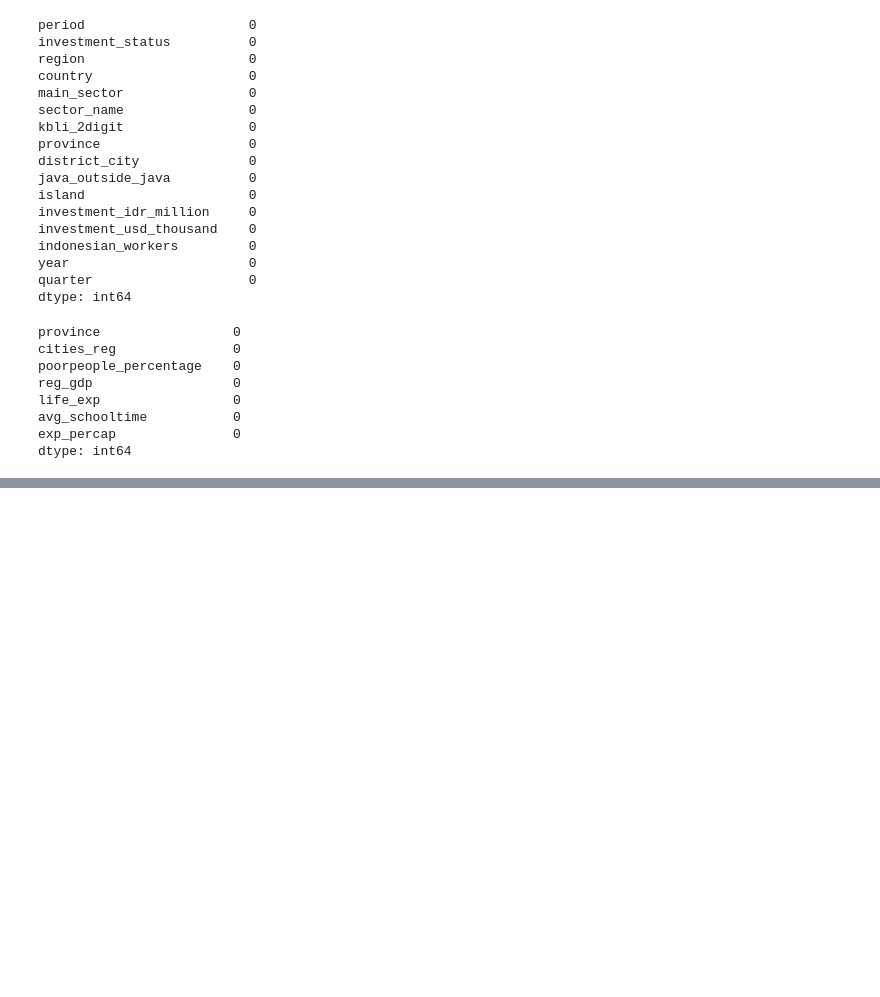
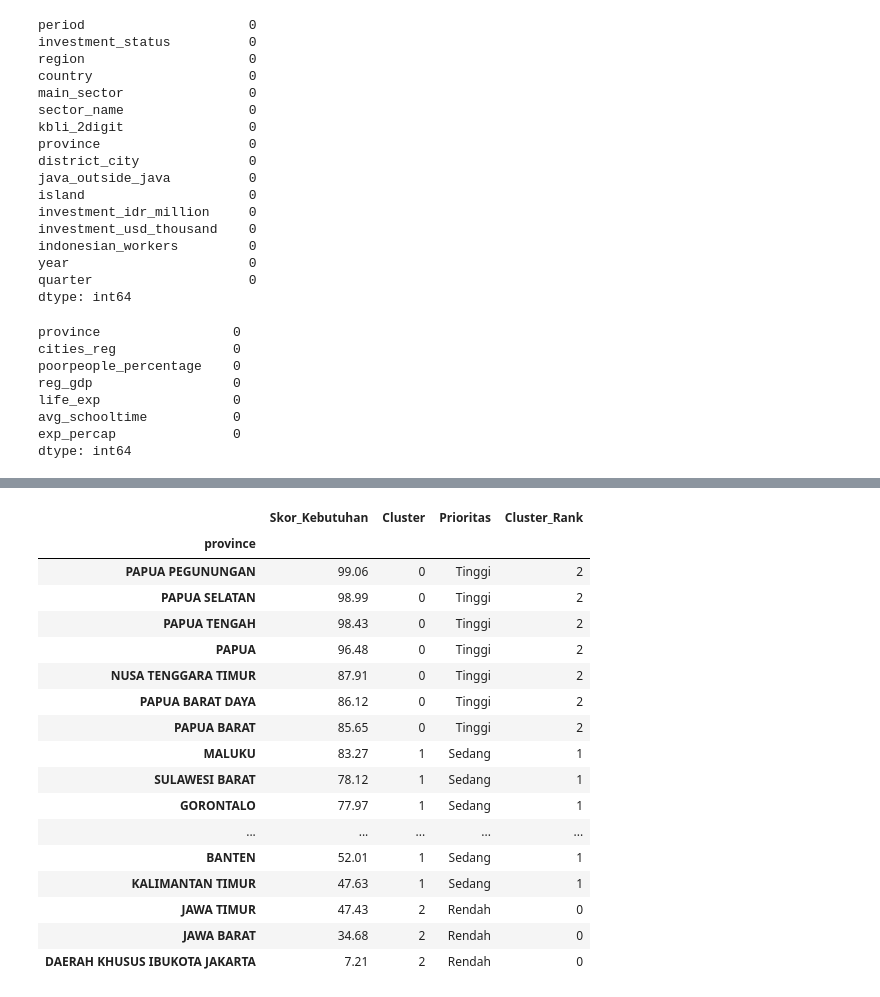
Before and after one commit to J1xes29/data_mining, a Jupyter notebook: main.ipynb, the cells around one changed output, grey strips where cells are left out. Cells and saved outputs as stored; diff of their text form; code cells hidden in the pictures; blank space fills up the shorter version.

```diff
--- a/main.ipynb
+++ b/main.ipynb
@@ -202,10 +233,36 @@ KeyError: 'Cluster_kmedoids'
+# %%
+# Standarisasi nama provinsi di GeoJSON dulu
+for feature in geojson['features']:
+    feature['properties'][province_key] = str(
+        feature['properties'][province_key]
+    ).strip().upper()
+
+# Mapping nama GeoJSON -> nama standar yang dipakai df_merged
+geojson_name_fix = {
+    'BANGKA-BELITUNG': 'KEPULAUAN BANGKA BELITUNG',
+    'JAKARTA RAYA': 'DAERAH KHUSUS IBUKOTA JAKARTA',
+    'YOGYAKARTA': 'DAERAH ISTIMEWA YOGYAKARTA',
+}
+for feature in geojson['features']:
+    current = feature['properties'][province_key]
+    feature['properties'][province_key] = geojson_name_fix.get(current, current)
 # %%
 from IPython.display import display
 from sklearn.preprocessing import MinMaxScaler
 import requests
 import folium
 
-# Skor kebutuhan: semakin tinggi, semakin membutuhkan prioritas pembangunan.
+# 1. Pilih model clustering terbaik otomatis berdasarkan Silhouette Score tertinggi
+best_model_row = eval_df.dropna(subset=['Silhouette Score (Higher is Better)']) \
+    .sort_values(by='Silhouette Score (Higher is Better)', ascending=False).iloc[0]
+best_model_name = best_model_row['Model']
+best_cluster_col = model_columns[best_model_name]
+print(f"Model clustering terbaik: {best_model_name} "
+      f"(Silhouette Score = {best_model_row['Silhouette Score (Higher is Better)']:.3f})")
+
+df_merged['Cluster_Final'] = df_merged[best_cluster_col]
+
+# 2. Skor kebutuhan tetap dihitung, tapi sekarang untuk MEMBERI MAKNA pada tiap cluster
 score_features = {
     'poorpeople_percentage': 1,
     'reg_gdp': -1,
@@ -215,30 +272,33 @@ score_features = {
     'investment_idr_million_PMA': -1,
     'investment_idr_million_PMDN': -1
 }
-
 score_data = df_merged[list(score_features)].copy()
 normalized = pd.DataFrame(
     MinMaxScaler().fit_transform(score_data),
     columns=score_data.columns,
     index=score_data.index
 )
-
 for column, direction in score_features.items():
     if direction == -1:
         normalized[column] = 1 - normalized[column]
 
 priority_df = pd.DataFrame(index=df_merged.index)
 priority_df['Skor_Kebutuhan'] = normalized.mean(axis=1) * 100
-priority_df['Prioritas'] = pd.cut(
-    priority_df['Skor_Kebutuhan'],
-    bins=[-1, 33.33, 66.67, 101],
-    labels=['Rendah', 'Sedang', 'Tinggi']
-)
+priority_df['Cluster'] = df_merged['Cluster_Final']
+
+# 3. Urutkan cluster berdasarkan rata-rata skor kebutuhan -> beri label & rank
+cluster_avg_score = priority_df.groupby('Cluster')['Skor_Kebutuhan'].mean().sort_values(ascending=False)
+labels_order = ['Tinggi', 'Sedang', 'Rendah']
+label_map = {cid: labels_order[i] if i < len(labels_order) else f'Cluster {cid}'
+             for i, cid in enumerate(cluster_avg_score.index)}
+rank_map = {cid: i for i, cid in enumerate(cluster_avg_score.index[::-1])}
+
+priority_df['Prioritas'] = priority_df['Cluster'].map(label_map)
+priority_df['Cluster_Rank'] = priority_df['Cluster'].map(rank_map)
 priority_df = priority_df.sort_values('Skor_Kebutuhan', ascending=False)
+display(priority_df.round(2))
 
-display(priority_df.head(10).round(2))
-
-# Peta interaktif provinsi Indonesia.
+# 4. Peta interaktif dengan normalisasi nama provinsi yang konsisten
 geojson_url = 'https://raw.githubusercontent.com/superpikar/indonesia-geojson/master/indonesia.geojson'
 response = requests.get(geojson_url, timeout=30)
 response.raise_for_status()
@@ -254,26 +314,45 @@ province_key = max(
     } & province_names)
 )
 
+geojson_name_fix = {
+    'BANGKA-BELITUNG': 'KEPULAUAN BANGKA BELITUNG',
+    'JAKARTA RAYA': 'DAERAH KHUSUS IBUKOTA JAKARTA',
+    'YOGYAKARTA': 'DAERAH ISTIMEWA YOGYAKARTA',
+    'PAPUA BARAT DAYA': 'PAPUA BARAT DAYA'
+}
 for feature in geojson['features']:
-    feature['properties'][province_key] = str(
-        feature['properties'][province_key]
-    ).strip().upper()
+    raw_name = str(feature['properties'].get(province_key, '')).strip().upper()
+    feature['properties'][province_key] = geojson_name_fix.get(raw_name, raw_name)
 
 map_data = priority_df.reset_index()
-map_data['province'] = map_data['province'].str.upper()
+map_data['province'] = map_data['province'].str.strip().str.upper()
+geojson_provinces = {
+    feature['properties'][province_key]
+    for feature in geojson['features']
+}
+missing_geometry = sorted(set(map_data['province']) - geojson_provinces)
+if missing_geometry:
+    print('Provinsi tanpa geometri pada GeoJSON:', ', '.join(missing_geometry))
 
 m = folium.Map(location=[-2.5, 118], zoom_start=5, tiles='CartoDB positron')
 folium.Choropleth(
     geo_data=geojson,
     data=map_data,
-    columns=['province', 'Skor_Kebutuhan'],
+    columns=['province', 'Cluster_Rank'],
     key_on=f'feature.properties.{province_key}',
     fill_color='YlOrRd',
     fill_opacity=0.75,
     line_opacity=0.25,
-    legend_name='Skor Kebutuhan (semakin tinggi semakin prioritas)'
+    nan_fill_color='lightgray',
+    nan_fill_opacity=0.35,
+    legend_name=f'Cluster hasil {best_model_name} (semakin gelap = semakin butuh prioritas)'
 ).add_to(m)
 
+folium.GeoJson(
+    geojson,
+    name='Nama Provinsi',
+    tooltip=folium.GeoJsonTooltip(fields=[province_key], aliases=['Provinsi:'])
+).add_to(m)
 folium.LayerControl().add_to(m)
 display(m)
 # %% [output]
@@ -280,0 +360,18 @@ ModuleNotFoundError: No module named 'folium'
+|  | Skor_Kebutuhan | Cluster | Prioritas | Cluster_Rank |
+| province |  |  |  |  |
+| PAPUA PEGUNUNGAN | 99.06 | 0 | Tinggi | 2 |
+| PAPUA SELATAN | 98.99 | 0 | Tinggi | 2 |
+| PAPUA TENGAH | 98.43 | 0 | Tinggi | 2 |
+| PAPUA | 96.48 | 0 | Tinggi | 2 |
+| NUSA TENGGARA TIMUR | 87.91 | 0 | Tinggi | 2 |
+| PAPUA BARAT DAYA | 86.12 | 0 | Tinggi | 2 |
+| PAPUA BARAT | 85.65 | 0 | Tinggi | 2 |
+| MALUKU | 83.27 | 1 | Sedang | 1 |
+| SULAWESI BARAT | 78.12 | 1 | Sedang | 1 |
+| GORONTALO | 77.97 | 1 | Sedang | 1 |
+| ... | ... | ... | ... | ... |
+| BANTEN | 52.01 | 1 | Sedang | 1 |
+| KALIMANTAN TIMUR | 47.63 | 1 | Sedang | 1 |
+| JAWA TIMUR | 47.43 | 2 | Rendah | 0 |
+| JAWA BARAT | 34.68 | 2 | Rendah | 0 |
+| DAERAH KHUSUS IBUKOTA JAKARTA | 7.21 | 2 | Rendah | 0 |
```
Also changed, not shown: parts of 5 cells of this notebook.
